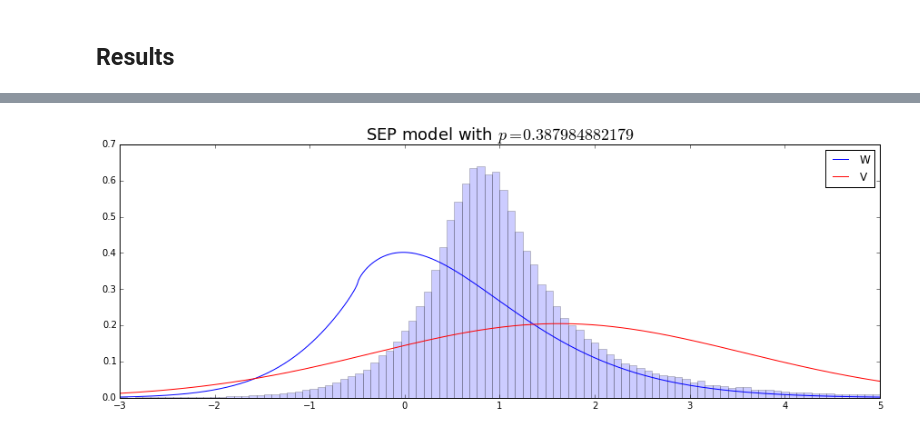
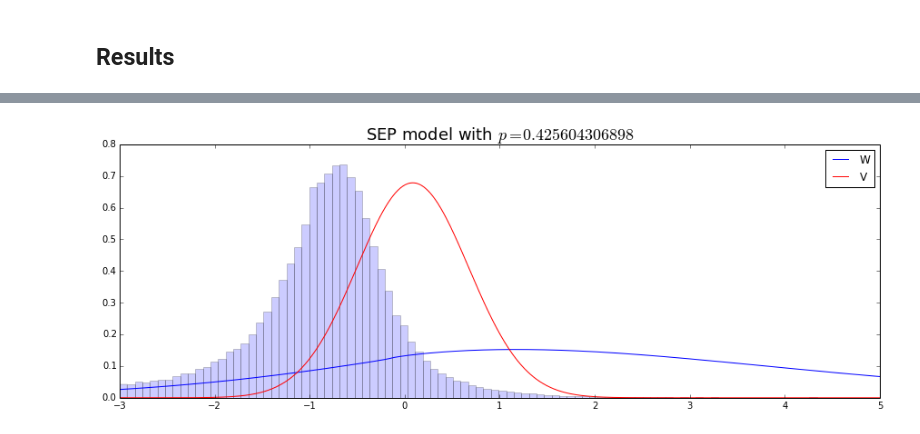
Before and after one commit to CompSquad/qmmc, a Jupyter notebook: examples/custom_modelisation.ipynb, the cells around one changed output, grey strips where cells are left out. Saved outputs shown, nothing was run; the diff lists cells and outputs as text; code cells hidden in the pictures.

Commit message:
Added sell side

```diff
--- a/examples/custom_modelisation.ipynb
+++ b/examples/custom_modelisation.ipynb
@@ -16,3 +14,5 @@ df = pd.read_csv("/Users/arnaud/cellule/data/bnpp2/BNPPjoined.csv")
+# %%
+df = pd.read_csv("/home/jdf/BNPP/Sell_RFQs_250000.csv")
 # %% [markdown]
 We filter the data loaded above to keep only electronic trades processed by EBNP. Furthermore, we focus on RFQs with `Done`, `TradedAway` or `NotTraded` status.
 # %%
@@ -68,7 +70,7 @@ plt.show()
 # %% [markdown]
 Next we only keep a sample of RFQs (that are consistent with the hypotheses in the model) to speed up the estimation procedure.
 # %%
-train_idx = np.random.choice(data.shape[0] - 1, size=5000, replace=False)
+train_idx = np.random.choice(data.shape[0] - 1, size=500, replace=False)
 d = data.ix[train_idx, :]
 # %%
 # Remove inconsistent RFQs
@@ -133,26 +135,41 @@ I = np.empty(m, dtype=object)
 S = np.empty(m, dtype=object)
 for i in xrange(m):
     V[i] = Normal(mu_V, sigma_V, name='V_%d' % i)
+    # DONE case
     if I_real[i] == 2:
         k[i] = Binomial(p, Value(n_real[i]), value=k_real[i], observed=True, name='k_%d' % i)
         W[i] = BernoulliSEP(mu_W, sigma_W, nu_W, tau_W, k[i], value=C_real[i, :k_real[i]], observed=True, name='W_%d' % i)
+    # Other cases
     else:
         k[i] = Binomial(p, Value(n_real[i]), name='k_%d' % i)
         W[i] = BernoulliSEP(mu_W, sigma_W, nu_W, tau_W, k[i], name='W_%d' % i)
 
     Y[i] = Value(Y_real[i])
 
-    @Function
-    def S_i(Y=Y[i], V=V[i], W=W[i]):
+    if dd["BuySell"][0] == "Buy":
+        @Function
+        def S_i(Y=Y[i], V=V[i], W=W[i]):
 
-        if len(W) > 0:
-            C = np.min(W)
-        else:
-            C = np.inf
+            if len(W) > 0:
+                C = np.min(W)
+            else:
+                C = np.inf
 
-        if Y <= np.minimum(C, V): return 2
-        if C <= np.minimum(Y, V): return 1
-        if V < np.minimum(C, Y): return 0
+            if Y <= np.minimum(C, V): return 2 # Done
+            if C <= np.minimum(Y, V): return 1 # Traded away
+            if V < np.minimum(C, Y): return 0 # Not traded
+    else:
+        @Function
+        def S_i(Y=Y[i], V=V[i], W=W[i]):
+
+            if len(W) > 0:
+                C = np.max(W)
+            else:
+                C = -np.inf
+
+            if Y >= np.maximum(C, V): return 2 # Done
+            if C >= np.maximum(Y, V): return 1 # Traded away
+            if V > np.maximum(C, Y): return 0 # Not traded
 
     S[i] = S_i
     I[i] = BernoulliFlip(Value(0.0), S[i], k=3, value=I_real[i], observed=True, name='I_%d' % i)
@@ -167,8 +185,8 @@ all_variables.extend(V)
 all_variables.extend(W)
 # %%
 # V, k and W have custom samplers used to speed up convergence
-v_samplers = [VSampler(V[i]) for i in xrange(m) if W[i]._observed]
-kvw_samplers = [KVWSampler(k[i], V[i], W[i], Y[i], I[i]) for i in range(m) if not W[i]._observed]
+v_samplers = [VSampler(V[i]) for i in xrange(m) if W[i]._observed] #cas Done. on observe W , on tire juste V selon une gaussienne tronauee
+kvw_samplers = [KVWSampler(k[i], V[i], W[i], Y[i], I[i], "Sell") for i in range(m) if not W[i]._observed] # autres cas
 all_samplers = v_samplers + kvw_samplers
 # %%
 model = Model(variables=all_variables, samplers=all_samplers)
@@ -216,29 +238,31 @@ plt.show()
 # %%
 from minipgm.distributions import sep_logpdf
 
-n_burn = 4000
+from scipy.stats import norm
+
+n_burn = 0
 mu_W_avg = np.mean(mu_W_trace[n_burn:])
 sigma_W_avg = np.mean(sigma_W_trace[n_burn:])
 nu_W_avg = np.mean(nu_W_trace[n_burn:])
 tau_W_avg = np.mean(tau_W_trace[n_burn:])
 
 mu_V_avg = np.mean(mu_V_trace[n_burn:])
 sigma_V_avg = np.mean(sigma_V_trace[n_burn:])
 p_avg = np.mean(p_trace[n_burn:])
 
 plt.figure(figsize=(15, 5))
 
 xx = np.linspace(-3, 5, 1000)
 
 plt.plot(xx, np.exp(sep_logpdf(xx, mu_W_avg, sigma_W_avg, nu_W_avg, tau_W_avg)), color='b')
 plt.plot(xx, norm.pdf(xx, mu_V_avg, sigma_V_avg), color='r')
 plt.hist(data['Y'].values, bins=100, normed=True, alpha=0.2)
 
 plt.legend(['W', 'V'])
 plt.title(r"SEP model with $p = %s$" % p_avg, size=18)
 plt.show()
 # %% [output]
-[figure, old version]
+[figure, new version]
 # %%
 dsave = pd.DataFrame({"mu_V": mu_V_trace, "sigma_V": sigma_V_trace, "mu_W": mu_W_trace, "sigma_W": sigma_W_trace,
                   "nu_W": nu_W_trace, "tau_W": tau_W_trace})
```
Also changed, not shown: parts of 11 cells of this notebook, 1 other file.
